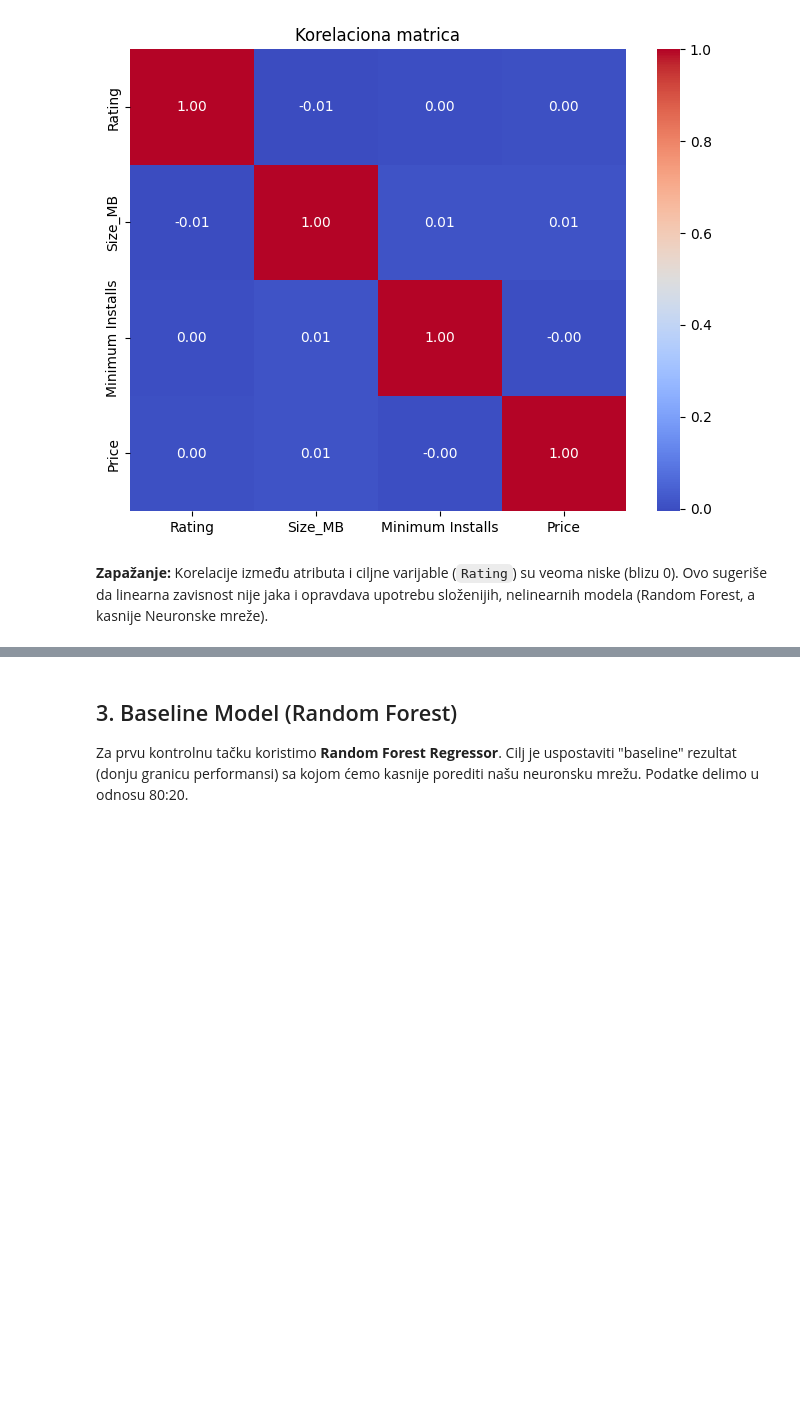
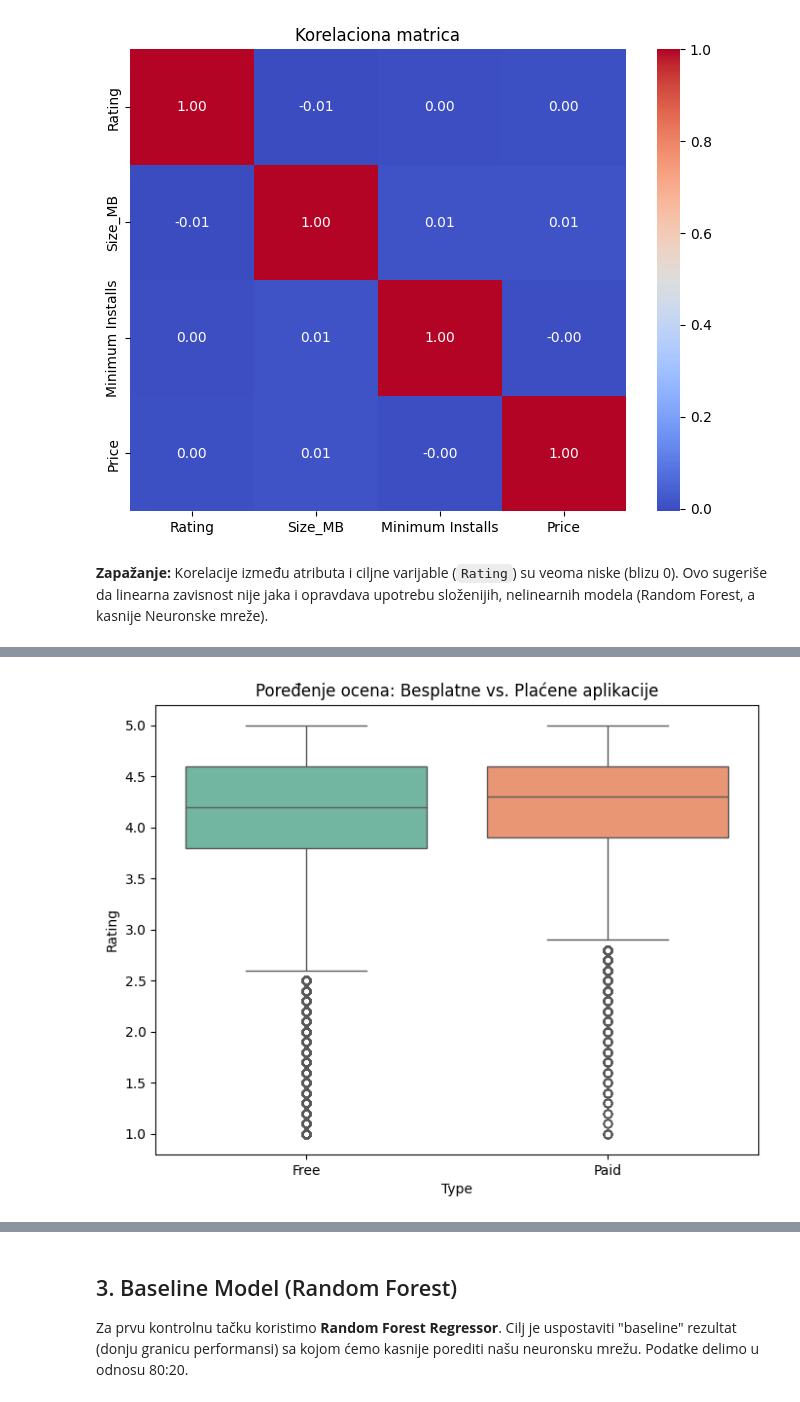
Before and after one commit to LukaSavkov/siap-projekcija-uspesnosti-mobilne-app, a Jupyter notebook: prva_kontrolna_tacka.ipynb, the cells around one changed output, grey strips where cells are left out. Saved outputs shown, nothing was run; the diff lists cells and outputs as text; code cells hidden in the pictures; blank space fills up the shorter version.

```diff
--- a/prva_kontrolna_tacka.ipynb
+++ b/prva_kontrolna_tacka.ipynb
@@ -60,0 +113,12 @@ plt.show()
+# %%
+df['Type'] = df['Price'].apply(lambda x: 'Paid' if x > 0 else 'Free')
+
+plt.figure(figsize=(8, 6))
+
+sns.boxplot(data=df, x='Type', y='Rating', hue='Type', palette='Set2', legend=False)
+plt.title('Poređenje ocena: Besplatne vs. Plaćene aplikacije')
+plt.show()
+
+df.drop(columns=['Type'], inplace=True)
+# %% [output]
+[figure, added]
```
Also changed, not shown: parts of 3 cells of this notebook.
